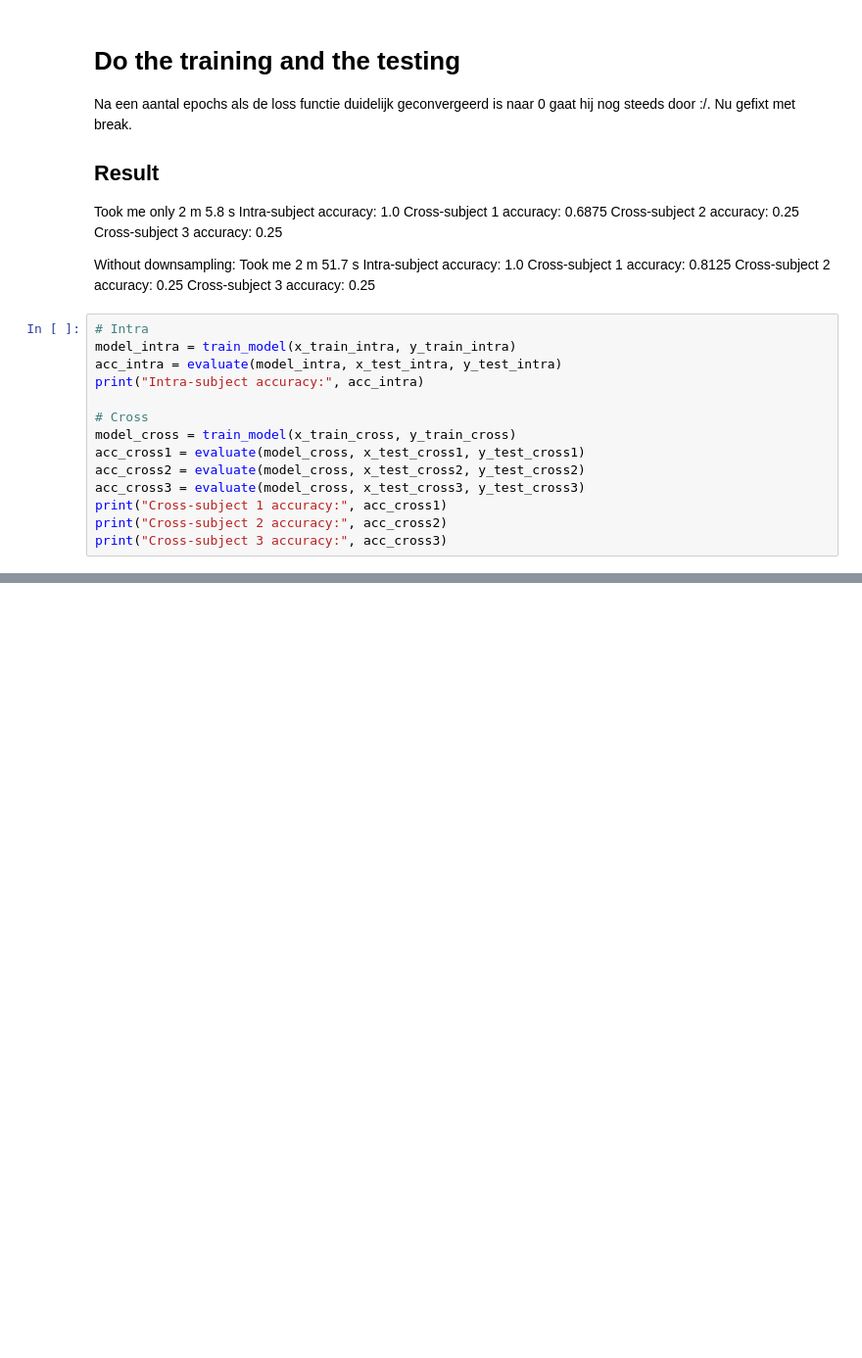
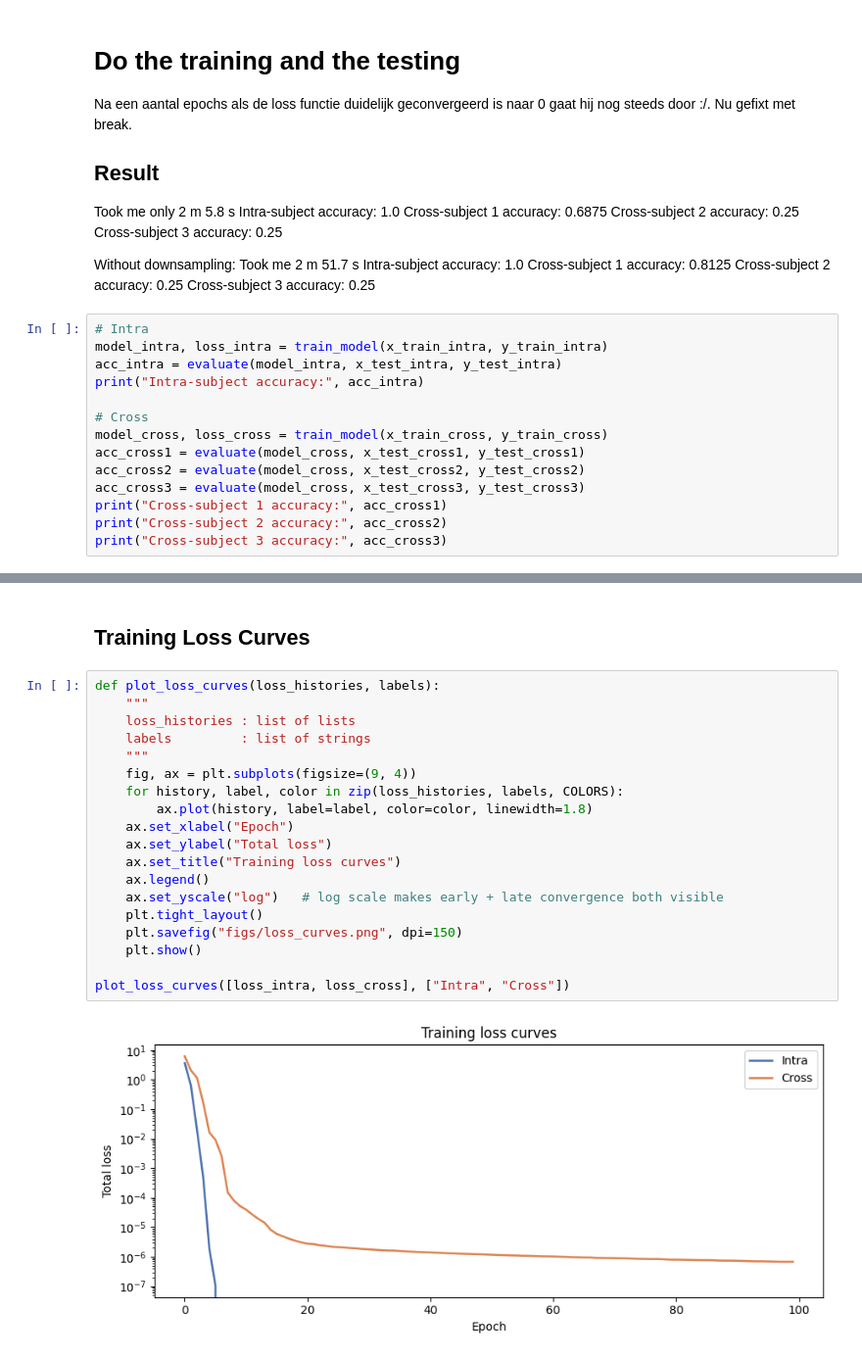
Before and after one commit to letimrgb/DeepLearning, a Jupyter notebook: Project2/project2.ipynb, the cells around one changed output, grey strips where cells are left out. Shown at 98% size. Cells and saved outputs as stored; diff of their text form; blank space fills up the shorter version.

```diff
--- a/Project2/project2.ipynb
+++ b/Project2/project2.ipynb
@@ -246,12 +253,12 @@ Cross-subject 2 accuracy: 0.25
 Cross-subject 3 accuracy: 0.25
 # %%
 # Intra
-model_intra = train_model(x_train_intra, y_train_intra)
+model_intra, loss_intra = train_model(x_train_intra, y_train_intra)
 acc_intra = evaluate(model_intra, x_test_intra, y_test_intra)
 print("Intra-subject accuracy:", acc_intra)
 
 # Cross
-model_cross = train_model(x_train_cross, y_train_cross)
+model_cross, loss_cross = train_model(x_train_cross, y_train_cross)
 acc_cross1 = evaluate(model_cross, x_test_cross1, y_test_cross1)
 acc_cross2 = evaluate(model_cross, x_test_cross2, y_test_cross2)
 acc_cross3 = evaluate(model_cross, x_test_cross3, y_test_cross3)
@@ -278,0 +376,23 @@ Cross-subject 3 accuracy: 0.25
+# %% [markdown]
+## Training Loss Curves
+# %%
+def plot_loss_curves(loss_histories, labels):
+    """
+    loss_histories : list of lists
+    labels         : list of strings
+    """
+    fig, ax = plt.subplots(figsize=(9, 4))
+    for history, label, color in zip(loss_histories, labels, COLORS):
+        ax.plot(history, label=label, color=color, linewidth=1.8)
+    ax.set_xlabel("Epoch")
+    ax.set_ylabel("Total loss")
+    ax.set_title("Training loss curves")
+    ax.legend()
+    ax.set_yscale("log")   # log scale makes early + late convergence both visible
+    plt.tight_layout()
+    plt.savefig("figs/loss_curves.png", dpi=150)
+    plt.show()
+
+plot_loss_curves([loss_intra, loss_cross], ["Intra", "Cross"])
+# %% [output]
+[figure, added]
```
Also changed, not shown: parts of 19 cells of this notebook, 1 other file.
